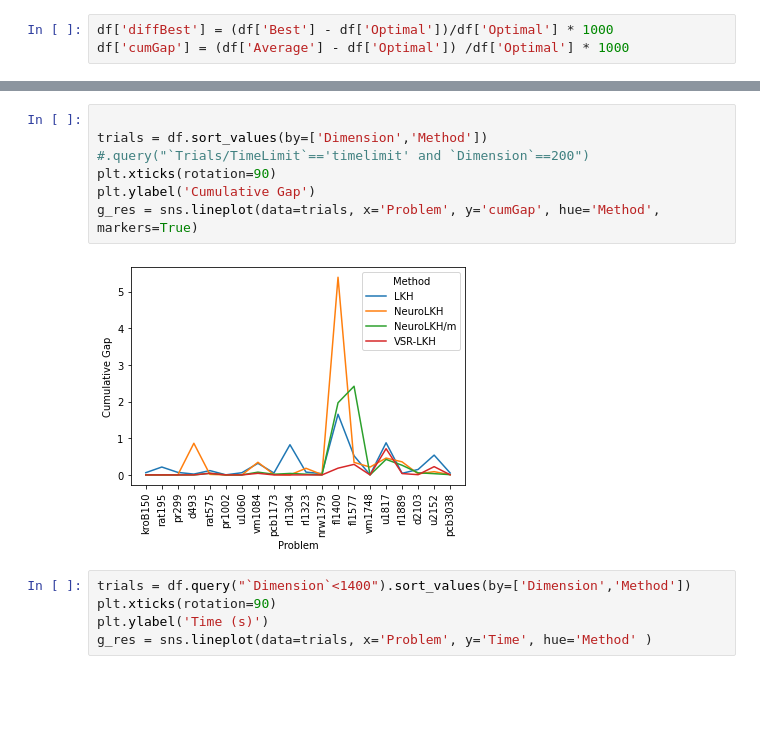
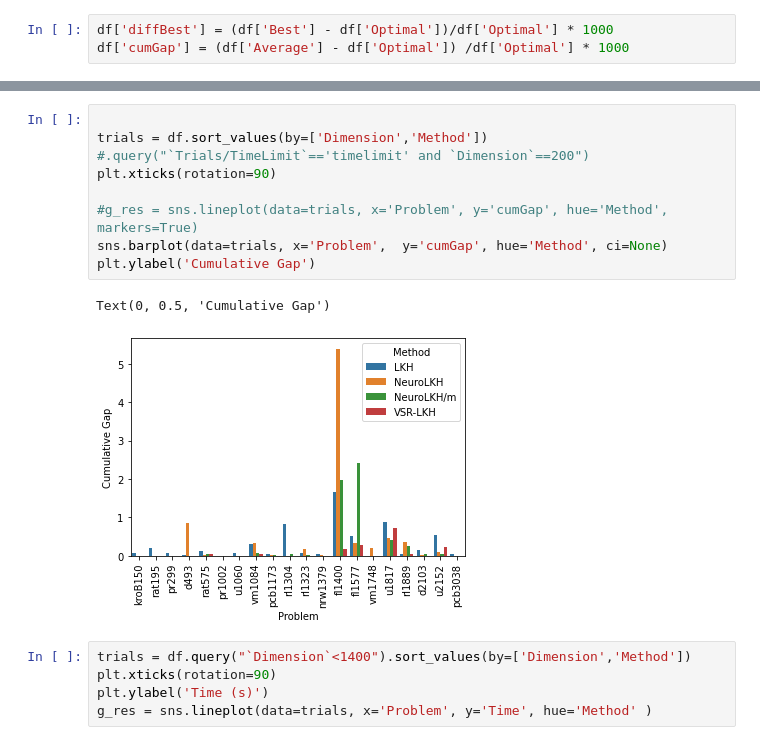
Before and after one commit to ViniciusBloise/NeuroLKH, a Jupyter notebook: play_stats4.ipynb, the cells around one changed output, grey strips where cells are left out. Saved outputs shown, nothing was run; the diff lists cells and outputs as text; blank space fills up the shorter version.

```diff
--- a/play_stats4.ipynb
+++ b/play_stats4.ipynb
@@ -44,11 +44,14 @@ df.head()
 # %%
 
 trials = df.sort_values(by=['Dimension','Method']) #.query("`Trials/TimeLimit`=='timelimit' and `Dimension`==200")
 plt.xticks(rotation=90)
+
+#g_res = sns.lineplot(data=trials, x='Problem', y='cumGap', hue='Method', markers=True)
+sns.barplot(data=trials, x='Problem',  y='cumGap', hue='Method', ci=None)
 plt.ylabel('Cumulative Gap')
-g_res = sns.lineplot(data=trials, x='Problem', y='cumGap', hue='Method', markers=True)
 # %% [output]
+Text(0, 0.5, 'Cumulative Gap')
-[figure, old version]
+[figure, new version]
 # %%
 trials = df.query("`Dimension`<1400").sort_values(by=['Dimension','Method'])
 plt.xticks(rotation=90)
```
Also changed, not shown: parts of 2 cells of this notebook.
